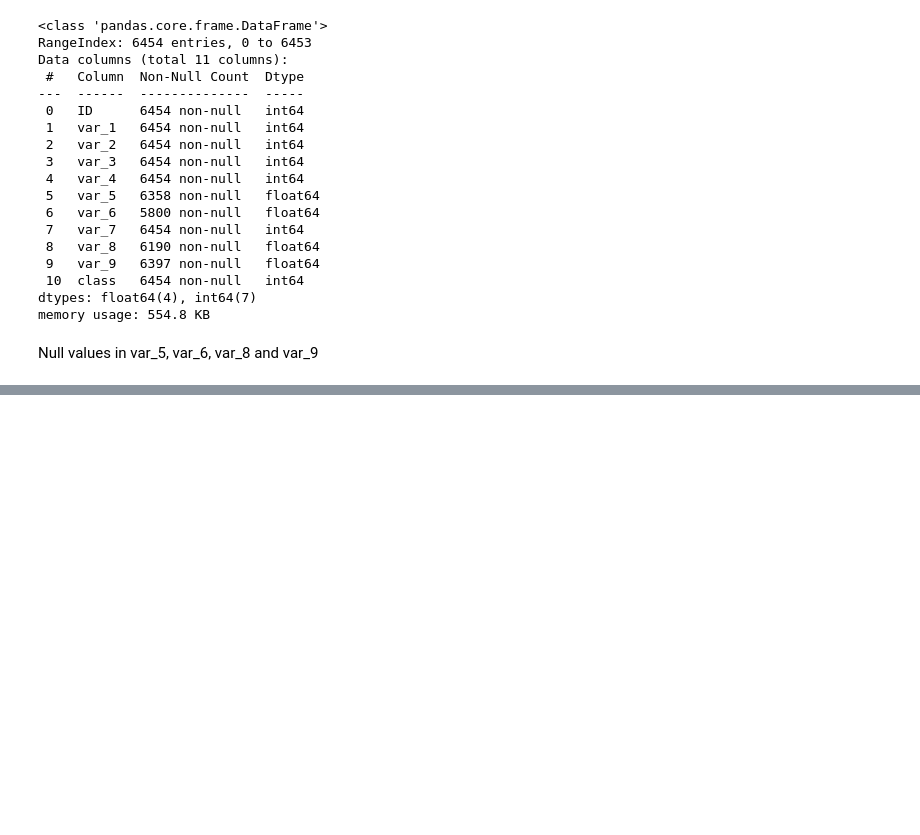
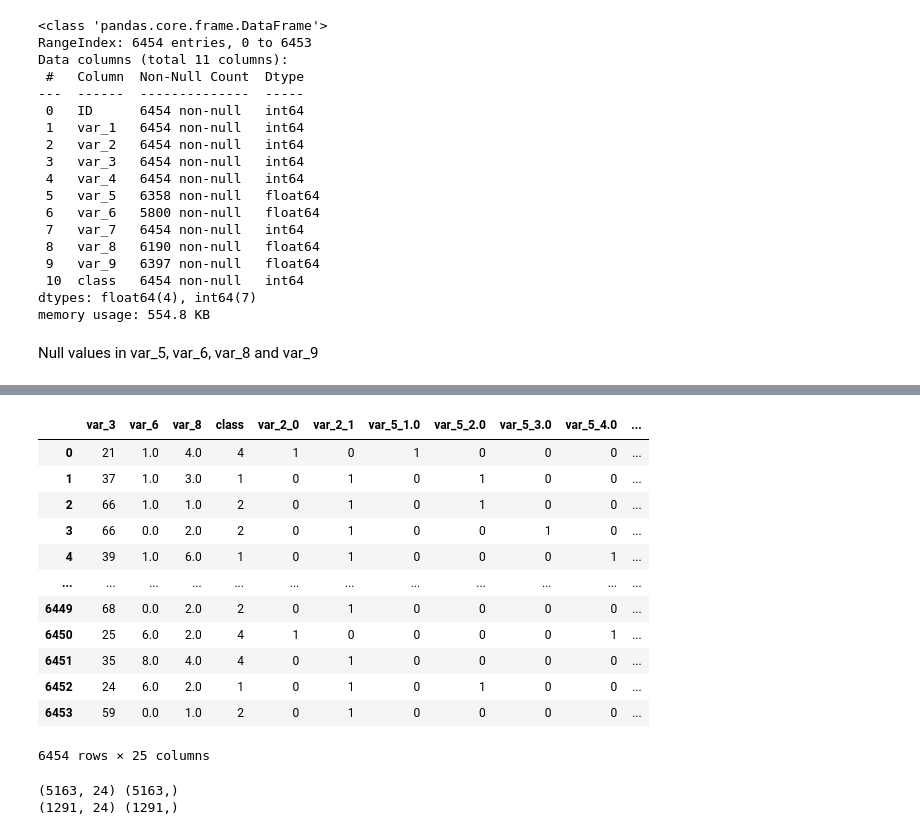
Before and after one commit to yuenherny/market-segmentation-mini-hackathon, a Jupyter notebook: Market Segmentation.ipynb, the cells around one changed output, grey strips where cells are left out. Cells and saved outputs as stored; diff of their text form; code cells hidden in the pictures; blank space fills up the shorter version.

```diff
--- a/Market Segmentation.ipynb
+++ b/Market Segmentation.ipynb
@@ -102,0 +155,3 @@ Baseline Model
+# %%
+df1 = df1.drop(columns=["ID", "var_1", "var_4"])
+df1
@@ -102,0 +179,17 @@ Baseline Model
+# %%
+df1 = pd.get_dummies(df1, columns=["var_2", "var_5", "var_7", "var_9"])
+df1
+# %% [output]
+|  | var_3 | var_6 | var_8 | class | var_2_0 | var_2_1 | var_5_1.0 | var_5_2.0 | var_5_3.0 | var_5_4.0 | ... |
+| 0 | 21 | 1.0 | 4.0 | 4 | 1 | 0 | 1 | 0 | 0 | 0 | ... |
+| 1 | 37 | 1.0 | 3.0 | 1 | 0 | 1 | 0 | 1 | 0 | 0 | ... |
+| 2 | 66 | 1.0 | 1.0 | 2 | 0 | 1 | 0 | 1 | 0 | 0 | ... |
+| 3 | 66 | 0.0 | 2.0 | 2 | 0 | 1 | 0 | 0 | 1 | 0 | ... |
+| 4 | 39 | 1.0 | 6.0 | 1 | 0 | 1 | 0 | 0 | 0 | 1 | ... |
+| ... | ... | ... | ... | ... | ... | ... | ... | ... | ... | ... | ... |
+| 6449 | 68 | 0.0 | 2.0 | 2 | 0 | 1 | 0 | 0 | 0 | 0 | ... |
+| 6450 | 25 | 6.0 | 2.0 | 4 | 1 | 0 | 0 | 0 | 0 | 1 | ... |
+| 6451 | 35 | 8.0 | 4.0 | 4 | 0 | 1 | 0 | 0 | 0 | 0 | ... |
+| 6452 | 24 | 6.0 | 2.0 | 1 | 0 | 1 | 0 | 1 | 0 | 0 | ... |
+| 6453 | 59 | 0.0 | 1.0 | 2 | 0 | 1 | 0 | 0 | 0 | 0 | ... |
+6454 rows × 25 columns
@@ -102,0 +201,7 @@ Baseline Model
+# %%
+X_train, X_test, y_train, y_test = train_test_split(X, y, test_size=0.2, random_state=1234)
+print(X_train.shape, y_train.shape)
+print(X_test.shape, y_test.shape)
+# %% [output]
+(5163, 24) (5163,)
+(1291, 24) (1291,)
```
Also changed, not shown: parts of 26 cells of this notebook, 1 other file.
